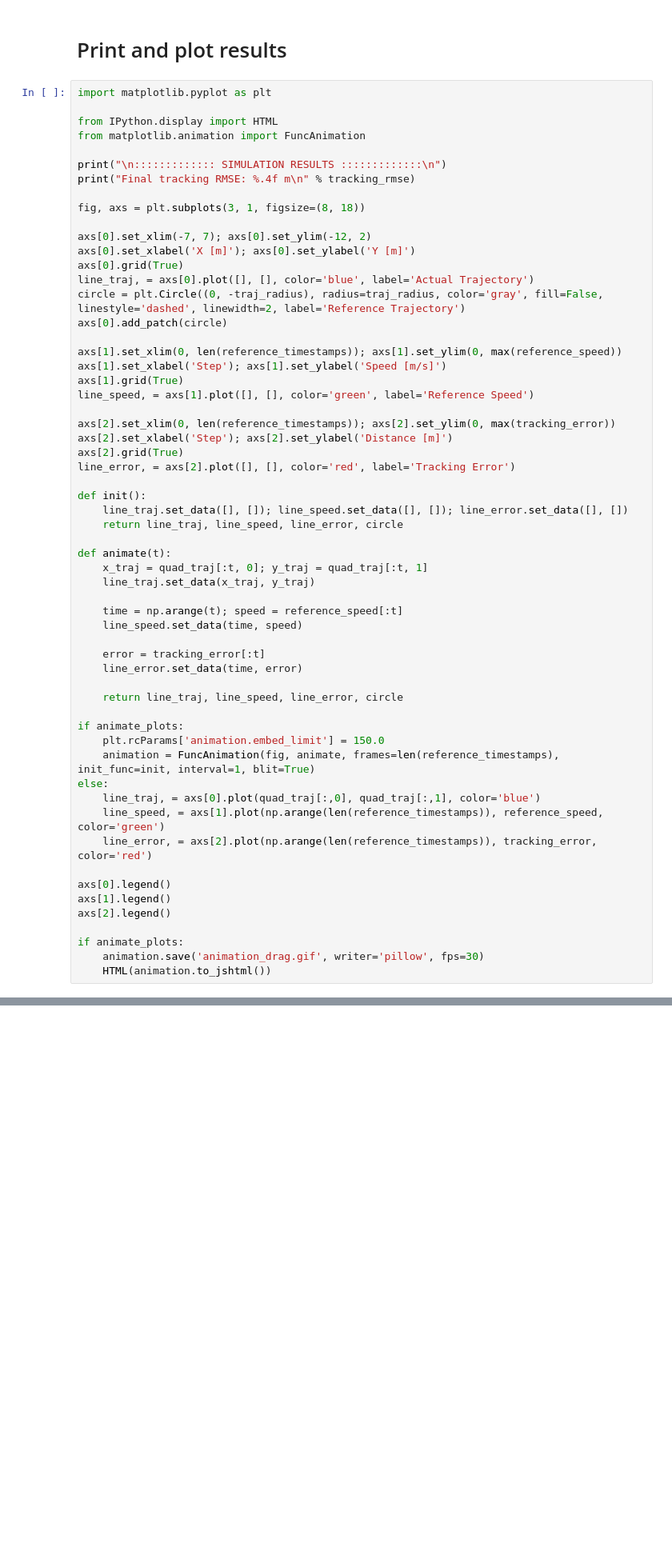
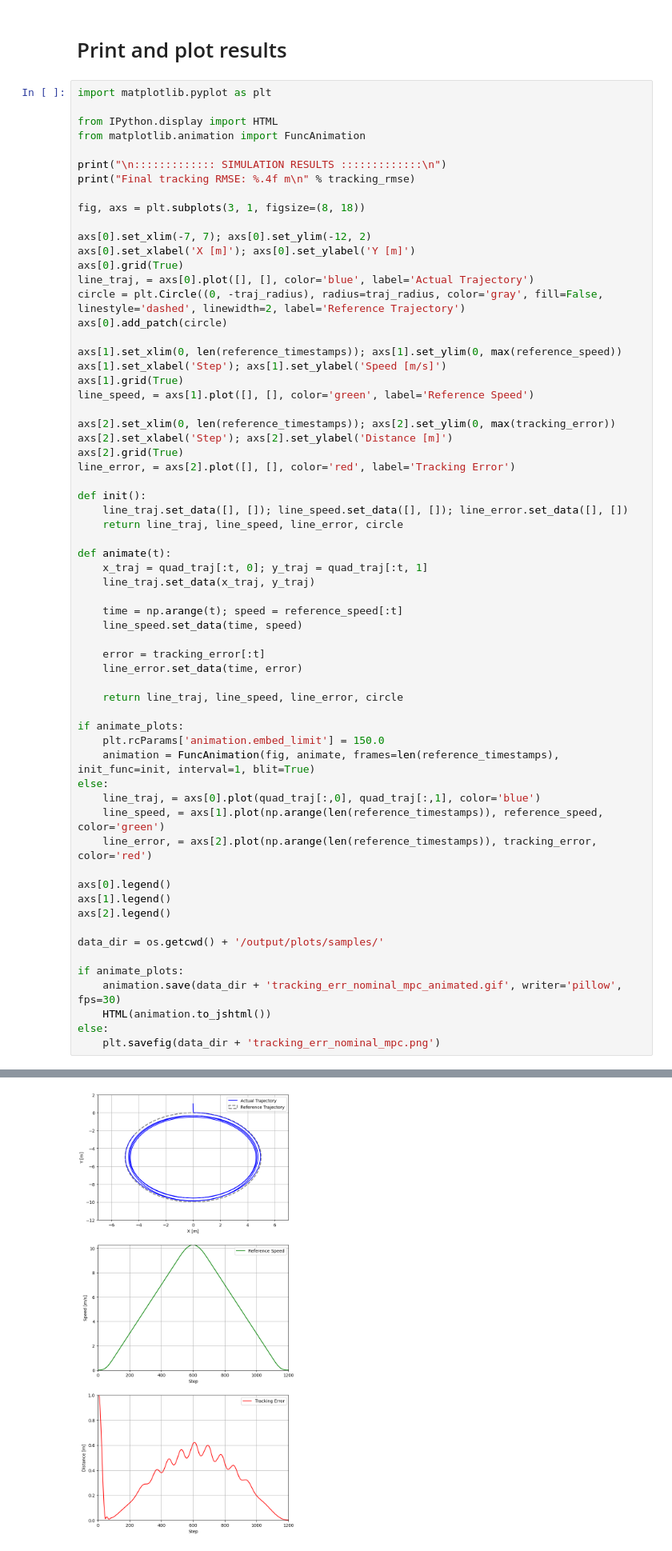
Before and after one commit to kianmolani/koopman-mpc, a Jupyter notebook: Simulator/sample.ipynb, the cells around one changed output, grey strips where cells are left out. Shown at 80% size. Saved outputs shown, nothing was run; the diff lists cells and outputs as text; blank space fills up the shorter version.

Commit message:
Implement samples.ipynb

```diff
--- a/Simulator/sample.ipynb
+++ b/Simulator/sample.ipynb
@@ -227,6 +265,11 @@ axs[0].legend()
 axs[1].legend()
 axs[2].legend()
 
+data_dir = os.getcwd() + '/output/plots/samples/'
+
 if animate_plots:
-    animation.save('animation_drag.gif', writer='pillow', fps=30)
+    animation.save(data_dir + 'tracking_err_nominal_mpc_animated.gif', writer='pillow', fps=30)
     HTML(animation.to_jshtml())
+else:
+    plt.savefig(data_dir + 'tracking_err_nominal_mpc.png')
+# %% [output]
@@ -232,0 +279 @@ if animate_plots:
+[figure, added]
```
Also changed, not shown: parts of 20 cells of this notebook, 20 other files.
